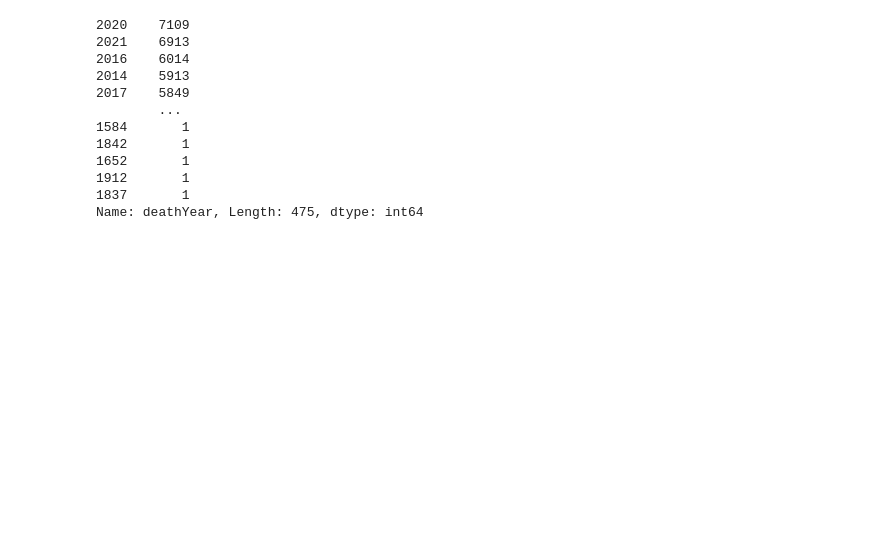
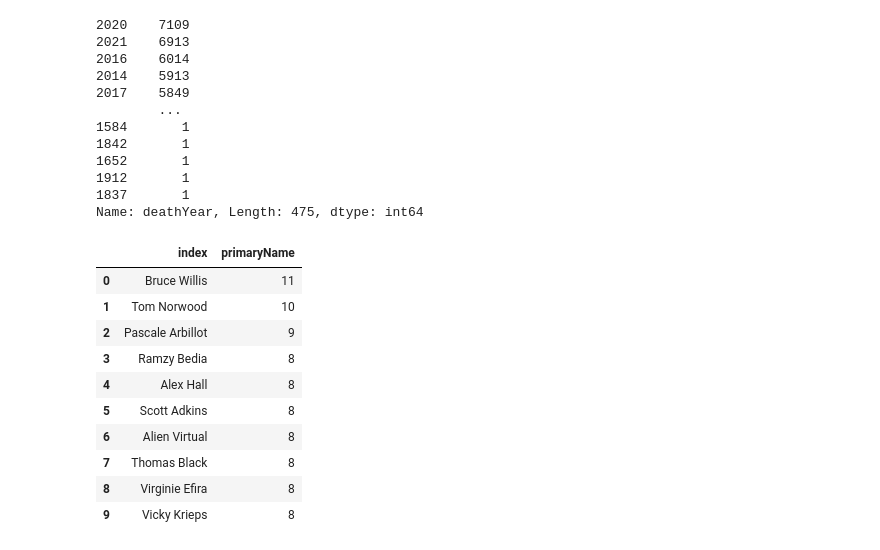
Before and after one commit to KlavMar/recommandations_films, a Jupyter notebook: project_2_part_2.ipynb, the cells around one changed output. Cells and saved outputs as stored; diff of their text form; code cells hidden in the pictures; blank space fills up the shorter version.

```diff
--- a/project_2_part_2.ipynb
+++ b/project_2_part_2.ipynb
@@ -802,3 +820,17 @@ df_table_actor.deathYear.value_counts()
 1912       1
 1837       1
 Name: deathYear, Length: 475, dtype: int64
+# %%
+df_table_actor[df_table_actor.decade==2020].primaryName.value_counts().head(10).reset_index()
+# %% [output]
+|  | index | primaryName |
+| 0 | Bruce Willis | 11 |
+| 1 | Tom Norwood | 10 |
+| 2 | Pascale Arbillot | 9 |
+| 3 | Ramzy Bedia | 8 |
+| 4 | Alex Hall | 8 |
+| 5 | Scott Adkins | 8 |
+| 6 | Alien Virtual | 8 |
+| 7 | Thomas Black | 8 |
+| 8 | Virginie Efira | 8 |
+| 9 | Vicky Krieps | 8 |
```
Also changed, not shown: parts of 11 cells of this notebook.
